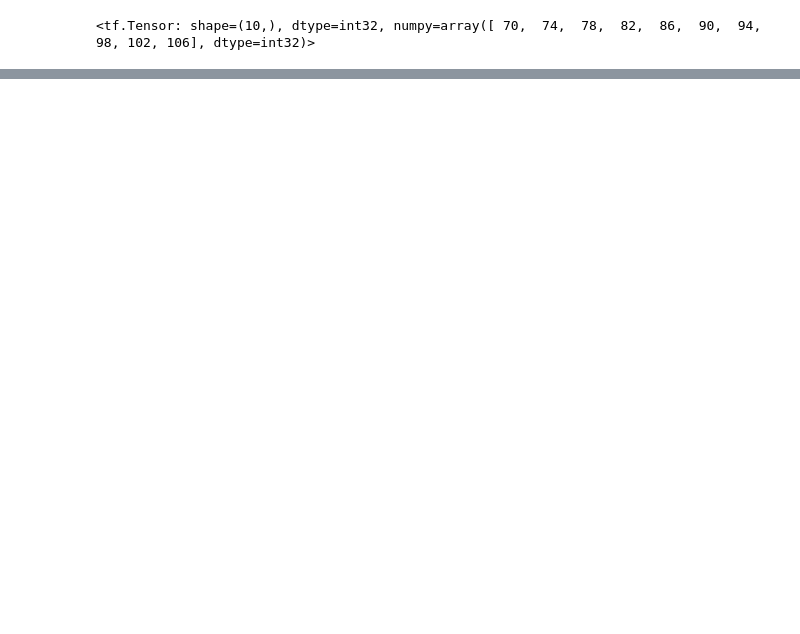
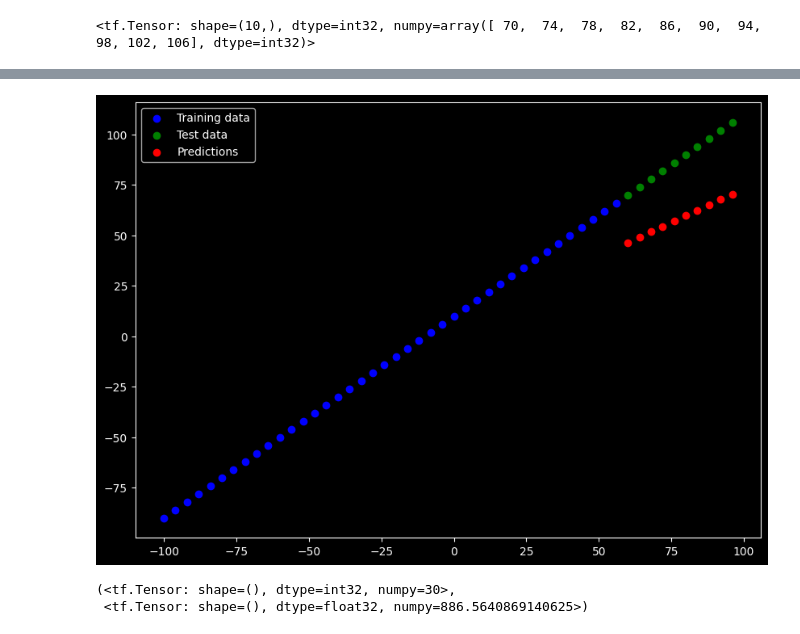
Before and after one commit to MERT-CKR/ZTM-Tensorflow-Course, a Jupyter notebook: 01 Neural network regression with TensorFlow/neural_network_regression.ipynb, the cells around one changed output, grey strips where cells are left out. Drawn from its saved outputs; the diff is of its cells as text; code cells hidden in the pictures; blank space fills up the shorter version.

```diff
--- a/01 Neural network regression with TensorFlow/neural_network_regression.ipynb
+++ b/01 Neural network regression with TensorFlow/neural_network_regression.ipynb
@@ -567,0 +675,12 @@ plot_predictions(X_train, y_train, X_test, y_test, y_pred)
+# %%
+model_2 = tf.keras.Sequential([
+    tf.keras.layers.Dense(10),
+    tf.keras.layers.Dense(1)
+])
+
+
+model_2.compile(loss=tf.keras.losses.MAE,
+                optimizer=tf.keras.optimizers.Adam(),
+                metrics= ["mae"])
+
+model_2.fit(X_train_expanded, y_train, epochs=100)
@@ -567,0 +722,14 @@ plot_predictions(X_train, y_train, X_test, y_test, y_pred)
+# %%
+tf.random.set_seed(42)
+
+model_2_c = tf.keras.Sequential([
+    tf.keras.layers.Dense(10),
+    tf.keras.layers.Dense(1)
+])
+
+
+model_2_c.compile(loss=tf.keras.losses.MAE,
+                optimizer=tf.keras.optimizers.SGD(),
+                metrics= ["mse"])
+
+model_2_c.fit(X_train_expanded, y_train, epochs=100)
@@ -567,0 +773,14 @@ plot_predictions(X_train, y_train, X_test, y_test, y_pred)
+# %%
+tf.random.set_seed(42)
+
+model_3 = tf.keras.Sequential([
+    tf.keras.layers.Dense(10),
+    tf.keras.layers.Dense(1)
+])
+
+
+model_3.compile(loss=tf.keras.losses.mae,
+                optimizer=tf.keras.optimizers.SGD(),
+                metrics= ["mae"])
+
+model_3.fit(X_train_expanded, y_train, epochs=500)
@@ -567,0 +806,5 @@ plot_predictions(X_train, y_train, X_test, y_test, y_pred)
+# %%
+# Make and plot some predictions
+y_pred_3 = model_3.predict(X_test)
+plot_predictions(predictions= y_pred_3)
+# %% [output]
@@ -567,0 +812,9 @@ plot_predictions(X_train, y_train, X_test, y_test, y_pred)
+[figure, added]
+# %%
+# Calculate model 3 evaluation metrics
+mae_3 = mae(y_test, y_pred_3)
+mse_3 = mse(y_test, y_pred_3)
+mae_3, mse_3
+# %% [output]
+(<tf.Tensor: shape=(), dtype=int32, numpy=30>,
+ <tf.Tensor: shape=(), dtype=float32, numpy=886.5640869140625>)
```
Also changed, not shown: parts of 44 cells of this notebook.
